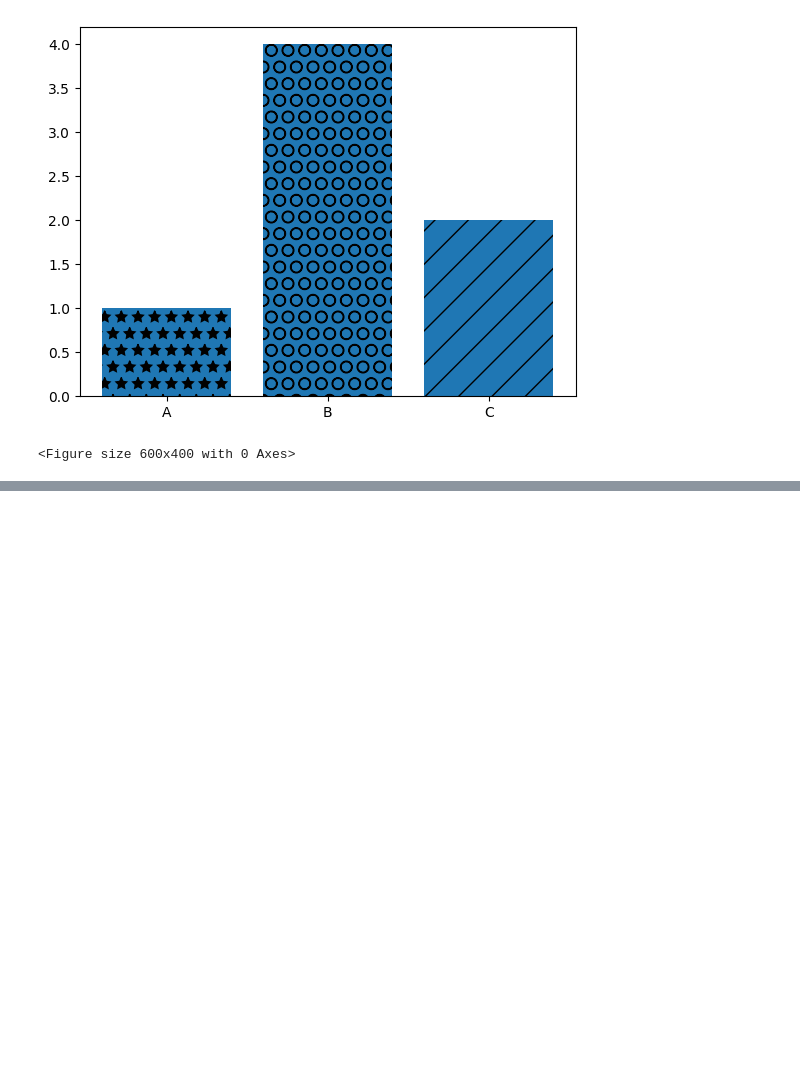
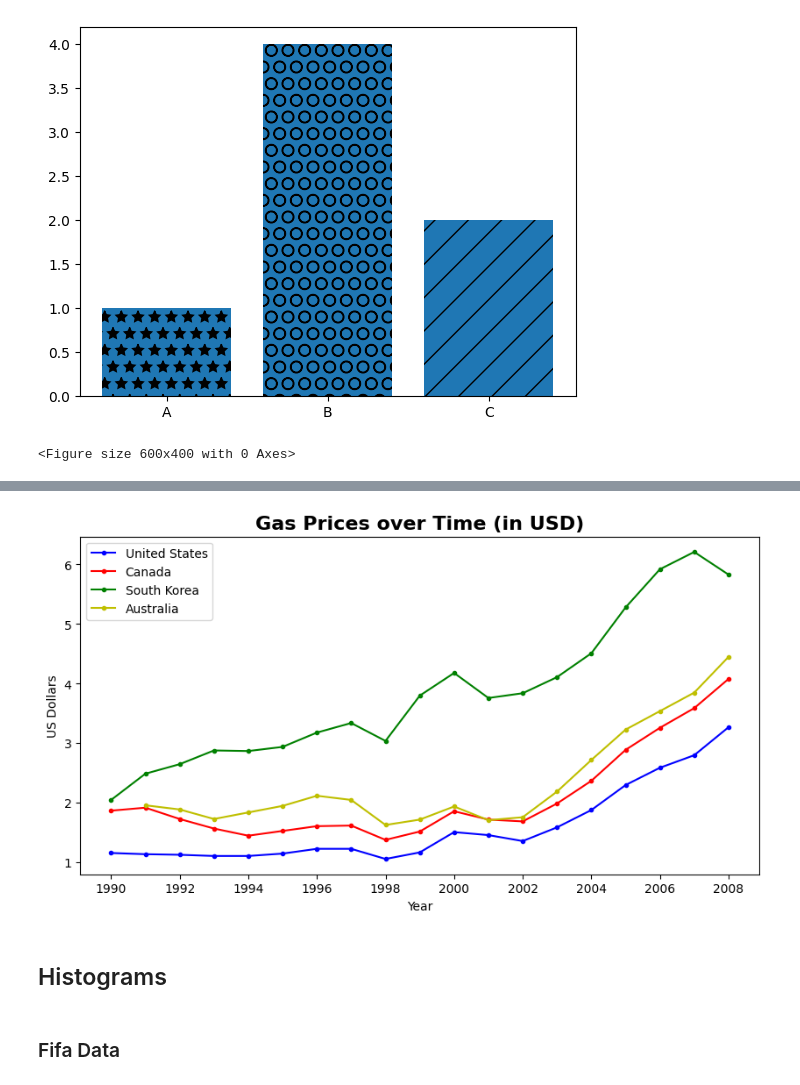
Before and after one commit to bedirhankaraahmetli/data-science-journey, a Jupyter notebook: notes/Data_Visualization/data_visualization.ipynb, the cells around one changed output, grey strips where cells are left out. Saved outputs shown, nothing was run; the diff lists cells and outputs as text; code cells hidden in the pictures; blank space fills up the shorter version.

Commit message:
data_visualization added

```diff
--- a/notes/Data_Visualization/data_visualization.ipynb
+++ b/notes/Data_Visualization/data_visualization.ipynb
@@ -78,0 +83,2 @@ plt.show()
+# %%
+gas = pd.read_csv('./data/gas_prices.csv')
@@ -78,0 +94,26 @@ plt.show()
+# %%
+plt.figure(figsize=(10,5))
+
+plt.title('Gas Prices over Time (in USD)', fontdict={'fontweight':'bold', 'fontsize': 16})
+
+plt.plot(gas.Year, gas.USA, 'b.-', label='United States')
+plt.plot(gas.Year, gas.Canada, 'r.-', label='Canada')
+plt.plot(gas.Year, gas['South Korea'], 'g.-', label='South Korea')
+plt.plot(gas.Year, gas.Australia, 'y.-', label='Australia')
+
+plt.xticks(gas.Year[::2])
+
+plt.xlabel('Year')
+plt.ylabel('US Dollars')
+
+plt.legend()
+
+plt.savefig('gas_price_figure.png', dpi=300)
+
+plt.show()
+# %% [output]
+[figure, added]
+# %% [markdown]
+## Histograms
+# %% [markdown]
+### Fifa Data
```
Also changed, not shown: parts of 22 cells of this notebook, 2 other files.
